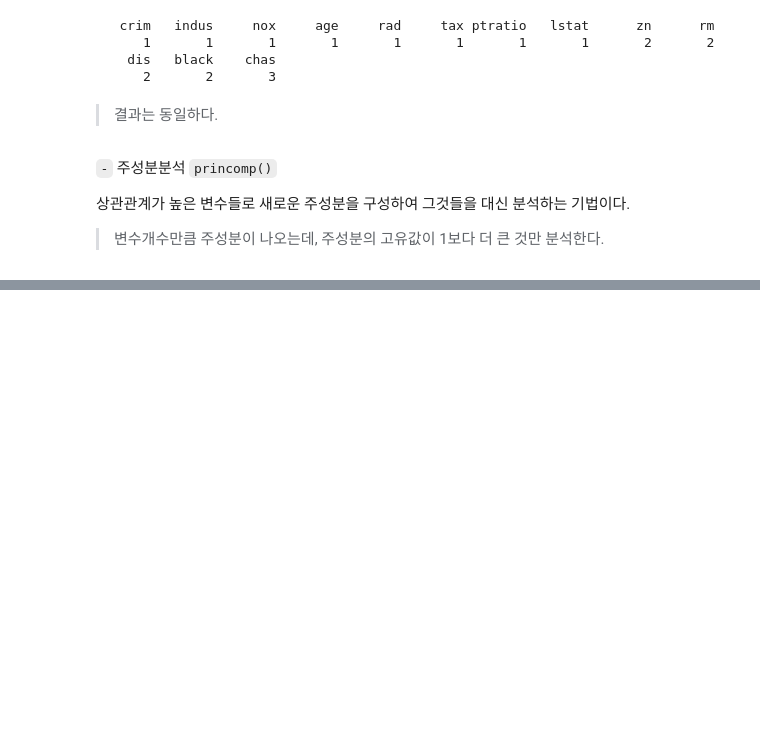
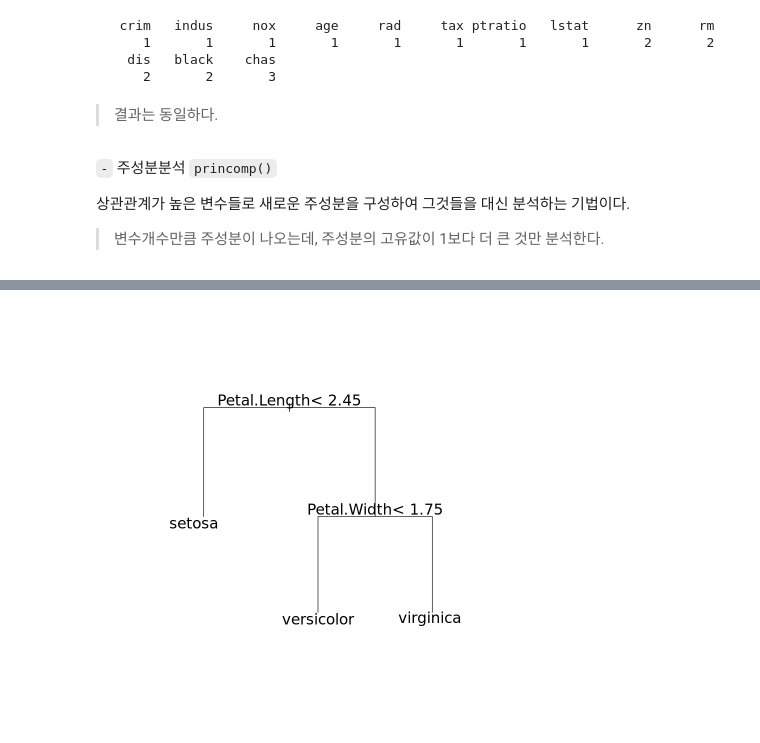
Before and after one commit to HollyRiver/R, a Jupyter notebook: EDA/code assemble.ipynb, the cells around one changed output, grey strips where cells are left out. Drawn from its saved outputs; the diff is of its cells as text; code cells hidden in the pictures; blank space fills up the shorter version.

```diff
--- a/EDA/code assemble.ipynb
+++ b/EDA/code assemble.ipynb
@@ -741,0 +771,5 @@ sort(cluster)
+# %%
+library(rpart)
+data(iris)
+model = rpart(Species~., data = iris)
+model
@@ -741,0 +787,5 @@ sort(cluster)
+# %%
+plot(model, compress = T, margin = 0.2)
+text(model, cex = 1.5)
+# %% [output]
+[figure, added]
```
Also changed, not shown: parts of 7 cells of this notebook, 6 other files.
